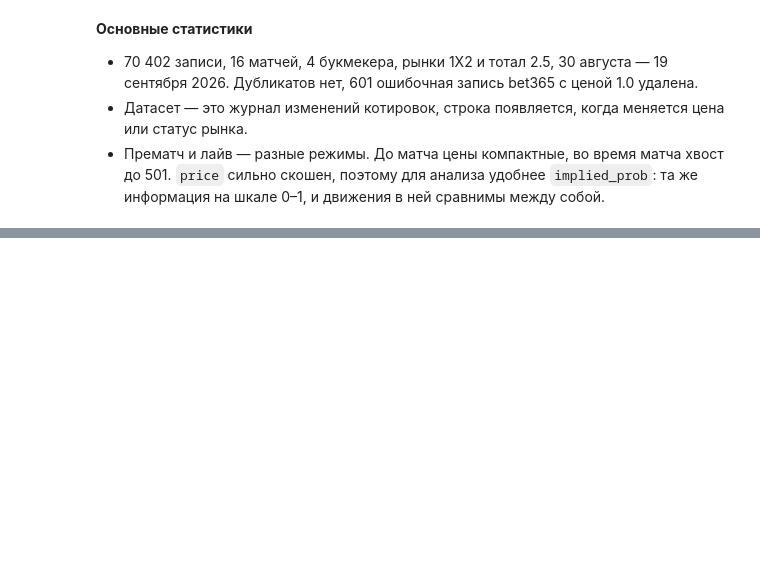
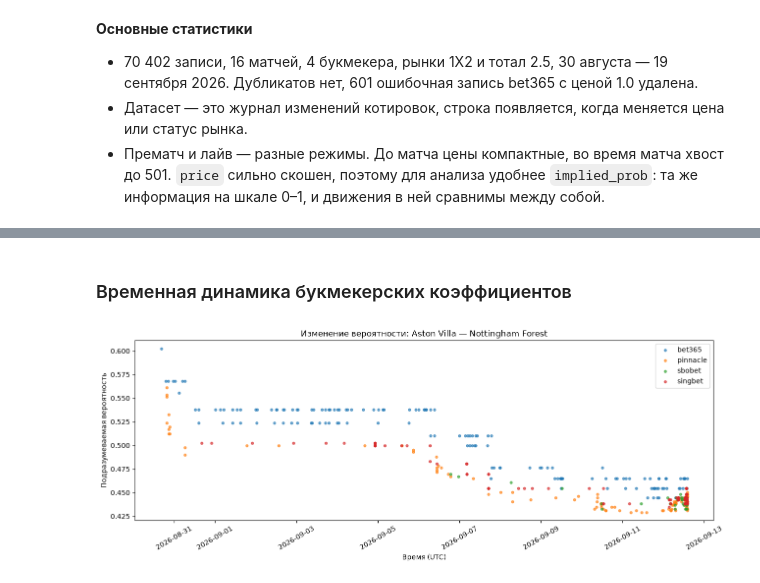
Before and after one commit to Semen519/odds-movement-monitor, a Jupyter notebook: checkpoint_2/notebooks/EDA.ipynb, the cells around one changed output, grey strips where cells are left out. Saved outputs shown, nothing was run; the diff lists cells and outputs as text; code cells hidden in the pictures; blank space fills up the shorter version.

```diff
--- a/checkpoint_2/notebooks/EDA.ipynb
+++ b/checkpoint_2/notebooks/EDA.ipynb
@@ -451,0 +625,32 @@ plt.show()
+# %% [markdown]
+### Временная динамика букмекерских коэффициентов
+# %%
+match_id = pre["fixture_id"].iloc[0]
+
+sample = pre[
+    (pre["fixture_id"] == match_id) &
+    (pre["market"] == "1x2") &
+    (pre["outcome"] == "home")
+].sort_values("timestamp")
+
+plt.figure(figsize=(13, 5))
+
+for bookmaker, group in sample.groupby("bookmaker"):
+    active = group[group["bool_isActive"]]
+    plt.scatter(
+        active["timestamp"],
+        active["implied_prob"],
+        label=bookmaker,
+        s=12,
+        alpha=0.65
+    )
+
+plt.title(f"Изменение вероятности: {sample['match'].iloc[0]}")
+plt.xlabel("Время (UTC)")
+plt.ylabel("Подразумеваемая вероятность")
+plt.legend()
+plt.xticks(rotation=30)
+plt.tight_layout()
+plt.show()
+# %% [output]
+[figure, added]
```
Also changed, not shown: parts of 21 cells of this notebook.
